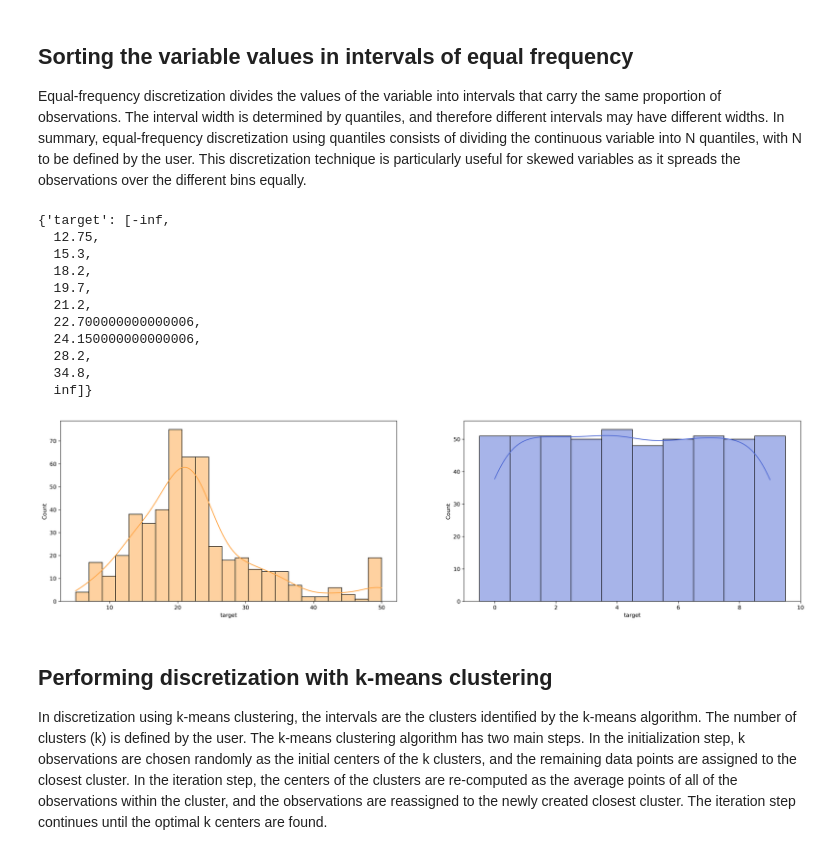
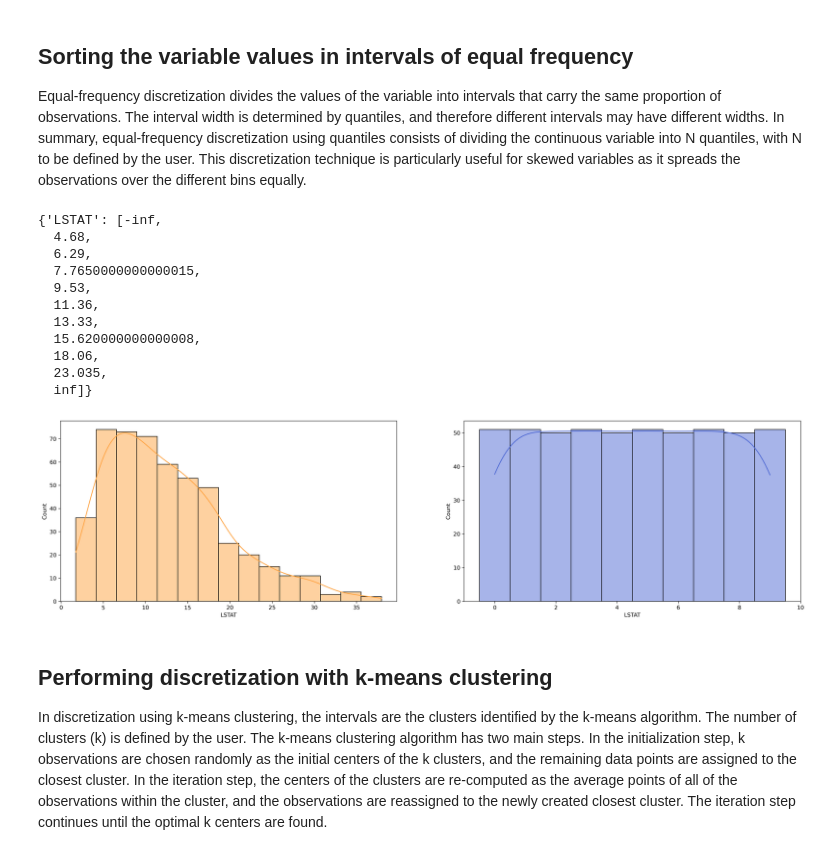
Before and after one commit to ashen007/Feature_enginering, a Jupyter notebook: notebooks/Variable Discretization.ipynb, the cells around one changed output. Drawn from its saved outputs; the diff is of its cells as text; code cells hidden in the pictures.

```diff
--- a/notebooks/Variable Discretization.ipynb
+++ b/notebooks/Variable Discretization.ipynb
@@ -52,7 +52,7 @@ data
 | 505 | 0.04741 | 0.0 | 11.93 | 0.0 | 0.573 | 6.030 | 80.8 | 2.5050 | 1.0 | 273.0 | 21.0 | ... |
 506 rows × 14 columns
 # %%
-disc = EqualWidthDiscretiser(variables=['target'])
+disc = EqualWidthDiscretiser(variables=['LSTAT'])
 disc.fit(data)
 disc.binner_dict_
 # %% [output]
@@ -75,31 +85,31 @@ widths. In summary, equal-frequency discretization using quantiles consists of d
 into N quantiles, with N to be defined by the user. This discretization technique is particularly useful for skewed
 variables as it spreads the observations over the different bins equally.
 # %%
-disc = EqualFrequencyDiscretiser(variables=['target'])
+disc = EqualFrequencyDiscretiser(variables=['LSTAT'])
 disc.fit(data)
 disc.binner_dict_
 # %% [output]
-{'target': [-inf,
-  12.75,
-  15.3,
-  18.2,
-  19.7,
-  21.2,
-  22.700000000000006,
-  24.150000000000006,
-  28.2,
-  34.8,
+{'LSTAT': [-inf,
+  4.68,
+  6.29,
+  7.7650000000000015,
+  9.53,
+  11.36,
+  13.33,
+  15.620000000000008,
+  18.06,
+  23.035,
   inf]}
 # %%
 data_tar_disc = disc.transform(data)
 
 fig,axes = plt.subplots(nrows=1,ncols=2,figsize=[24,6],dpi=300)
 axes = axes.ravel()
-sns.histplot(x=data.target,kde=True,color='#FEA443',ax=axes[0])
-sns.histplot(x=data_tar_disc.target,kde=True,discrete=True,color='#506AD4',ax=axes[1])
+sns.histplot(x=data.LSTAT,kde=True,color='#FEA443',ax=axes[0])
+sns.histplot(x=data_tar_disc.LSTAT,kde=True,discrete=True,color='#506AD4',ax=axes[1])
 plt.show()
 # %% [output]
-[figure, old version]
+[figure, new version]
 # %% [markdown]
 ## Performing discretization with k-means clustering
 In discretization using k-means clustering, the intervals are the clusters identified by the k-means algorithm.
```
Also changed, not shown: parts of 7 cells of this notebook.
